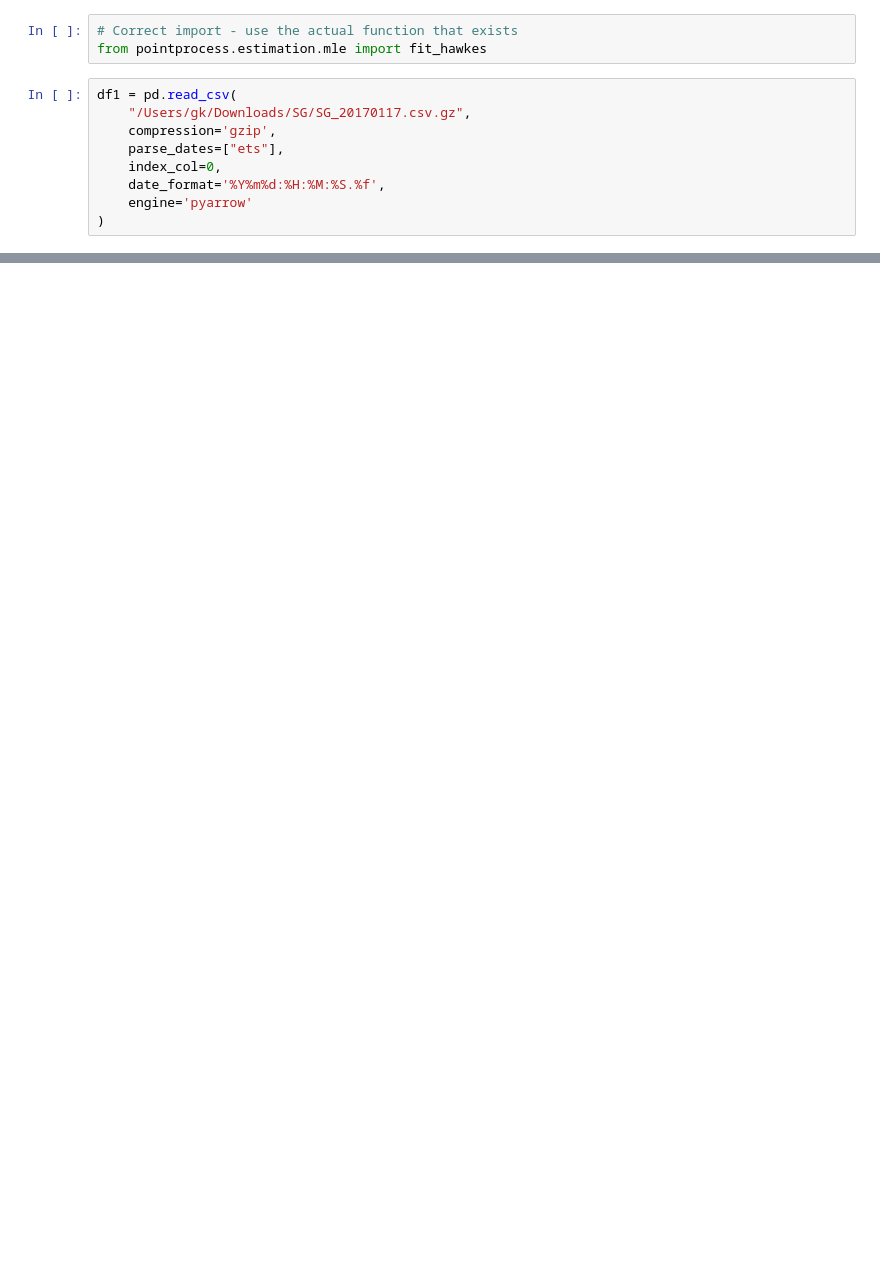
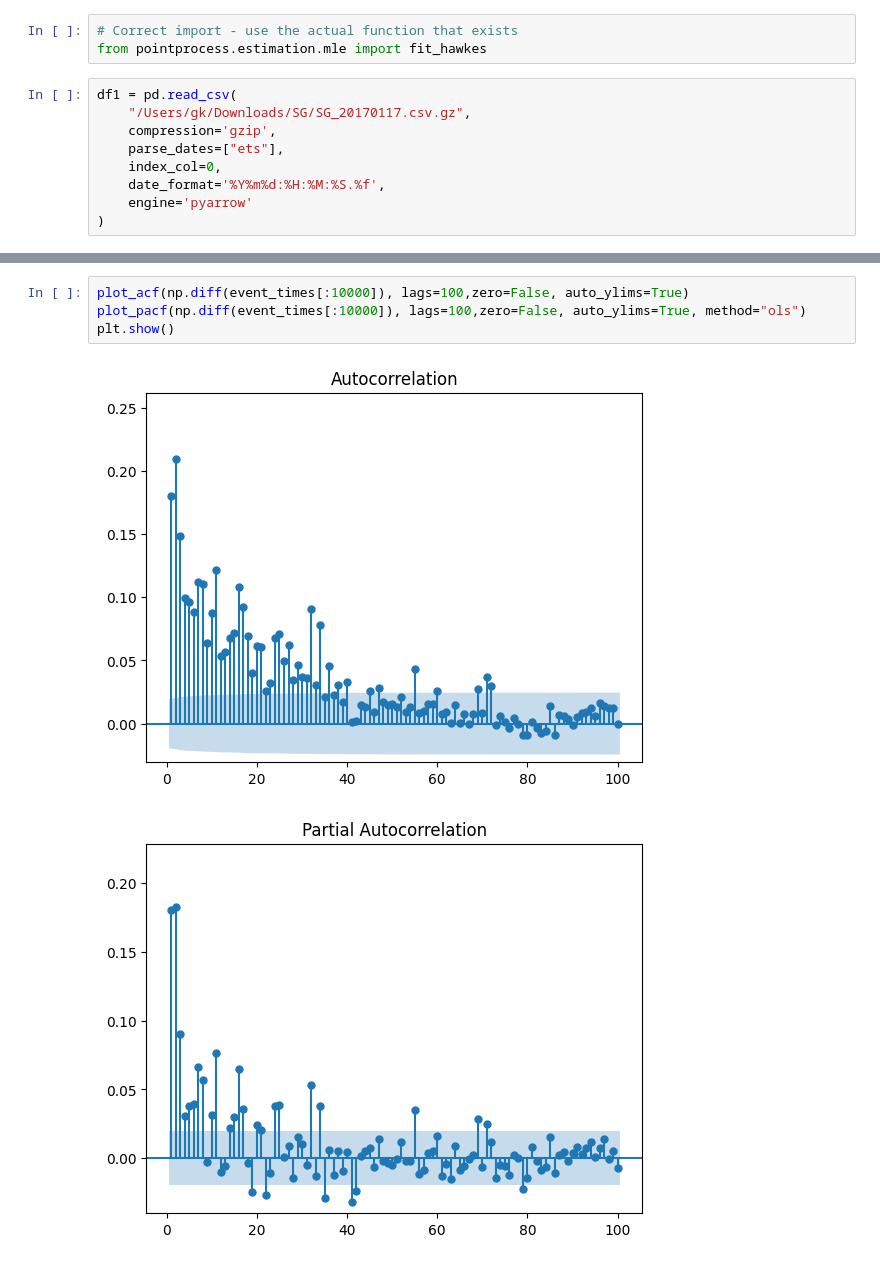
Before and after one commit to PhantomRolls/Non-stationary-point-process, a Jupyter notebook: results/expl.ipynb, the cells around one changed output, grey strips where cells are left out. Cells and saved outputs as stored; diff of their text form; blank space fills up the shorter version.

```diff
--- a/results/expl.ipynb
+++ b/results/expl.ipynb
@@ -24,0 +38,7 @@ T = event_times.max()
+# %%
+plot_acf(np.diff(event_times[:10000]), lags=100,zero=False, auto_ylims=True)
+plot_pacf(np.diff(event_times[:10000]), lags=100,zero=False, auto_ylims=True, method="ols")
+plt.show()
+# %% [output]
+[figure, added]
+[figure, added]
```
Also changed, not shown: parts of 18 cells of this notebook.
